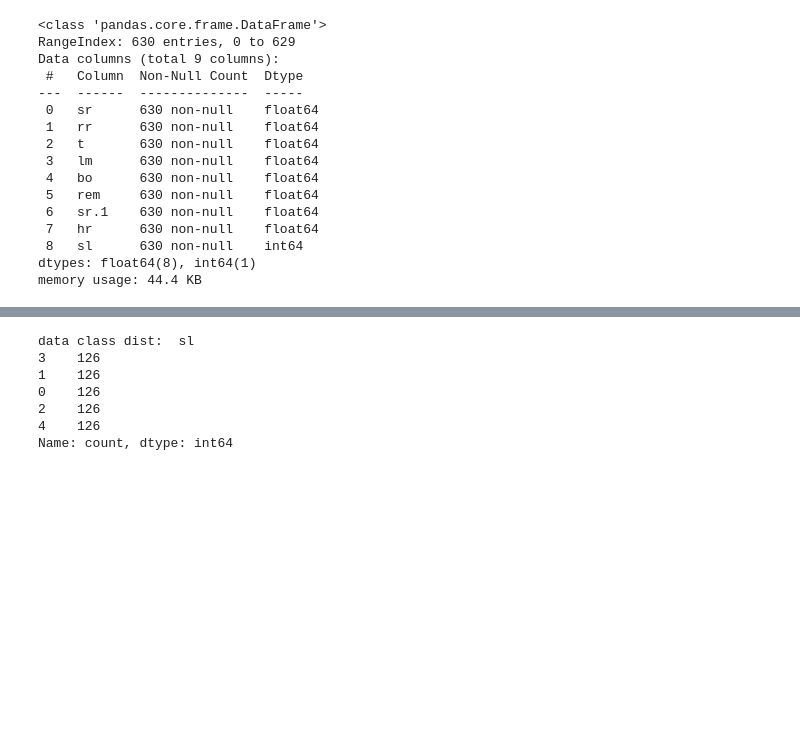
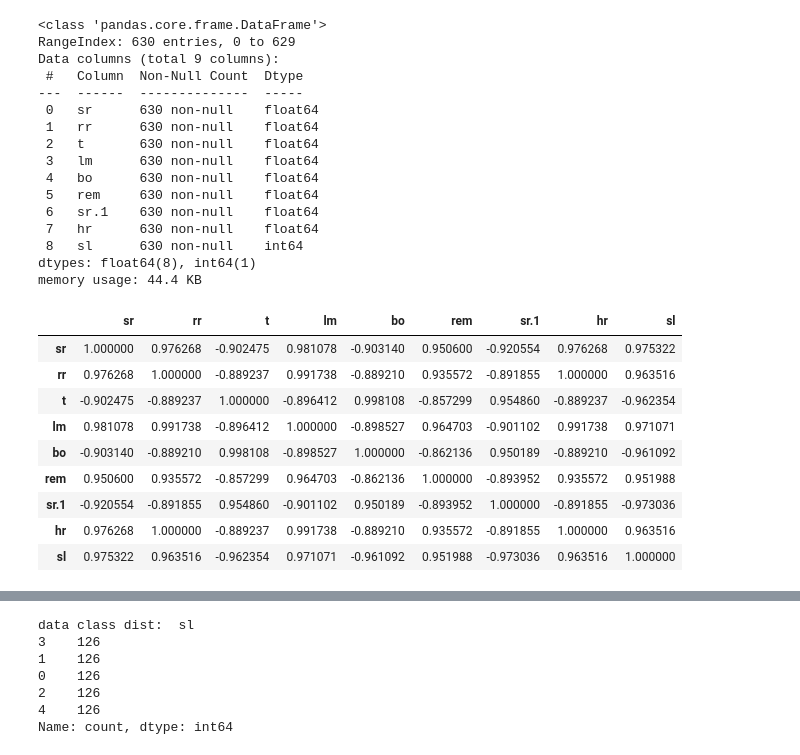
Before and after one commit to dongfangYH/data_science, a Jupyter notebook: kaggle/human_stress_detection.ipynb, the cells around one changed output, grey strips where cells are left out. Drawn from its saved outputs; the diff is of its cells as text; code cells hidden in the pictures; blank space fills up the shorter version.

```diff
--- a/kaggle/human_stress_detection.ipynb
+++ b/kaggle/human_stress_detection.ipynb
@@ -38,3 +38,18 @@ Data columns (total 9 columns):
  8   sl      630 non-null    int64
 dtypes: float64(8), int64(1)
 memory usage: 44.4 KB
+# %%
+# correlation matrix
+corr_matrix = df.corr()
+corr_matrix
+# %% [output]
+|  | sr | rr | t | lm | bo | rem | sr.1 | hr | sl |
+| sr | 1.000000 | 0.976268 | -0.902475 | 0.981078 | -0.903140 | 0.950600 | -0.920554 | 0.976268 | 0.975322 |
+| rr | 0.976268 | 1.000000 | -0.889237 | 0.991738 | -0.889210 | 0.935572 | -0.891855 | 1.000000 | 0.963516 |
+| t | -0.902475 | -0.889237 | 1.000000 | -0.896412 | 0.998108 | -0.857299 | 0.954860 | -0.889237 | -0.962354 |
+| lm | 0.981078 | 0.991738 | -0.896412 | 1.000000 | -0.898527 | 0.964703 | -0.901102 | 0.991738 | 0.971071 |
+| bo | -0.903140 | -0.889210 | 0.998108 | -0.898527 | 1.000000 | -0.862136 | 0.950189 | -0.889210 | -0.961092 |
+| rem | 0.950600 | 0.935572 | -0.857299 | 0.964703 | -0.862136 | 1.000000 | -0.893952 | 0.935572 | 0.951988 |
+| sr.1 | -0.920554 | -0.891855 | 0.954860 | -0.901102 | 0.950189 | -0.893952 | 1.000000 | -0.891855 | -0.973036 |
+| hr | 0.976268 | 1.000000 | -0.889237 | 0.991738 | -0.889210 | 0.935572 | -0.891855 | 1.000000 | 0.963516 |
+| sl | 0.975322 | 0.963516 | -0.962354 | 0.971071 | -0.961092 | 0.951988 | -0.973036 | 0.963516 | 1.000000 |
```
Also changed, not shown: parts of 3 cells of this notebook.
